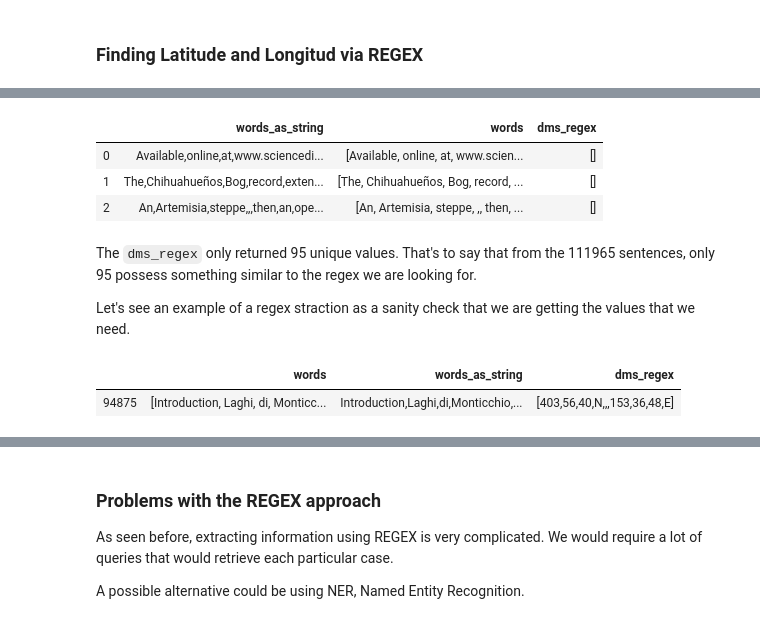
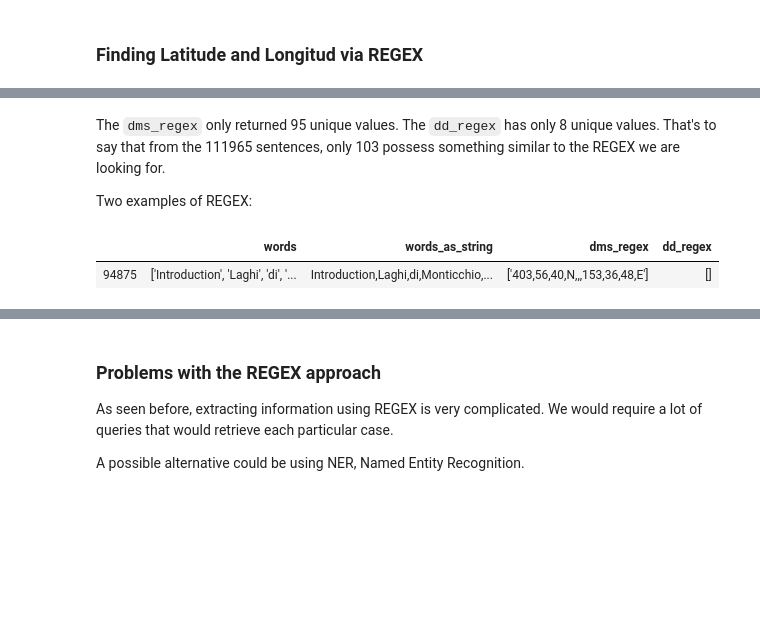
Before and after one commit to throughput-ec/UnacquiredSites, a Jupyter notebook: ML_Record_Mining_JN.ipynb, the cells around one changed output, grey strips where cells are left out. Cells and saved outputs as stored; diff of their text form; code cells hidden in the pictures; blank space fills up the shorter version.

```diff
--- a/ML_Record_Mining_JN.ipynb
+++ b/ML_Record_Mining_JN.ipynb
@@ -32,5 +29,7 @@ pd.set_option('display.max_rows', 10)
 # %%
 # Connect to PostgreSQL server from terminal:
 # pg_ctl -D PSQL_Data -l logfile start
-nlp_sentences = pd.read_csv('src/output/nlp_sentences_df.csv', delimiter=',')
+# Data obtained after running data_loader.py
+
+nlp_sentences = pd.read_csv('src/output/nlp_sentences_df.csv', delimiter='\t')
 # %%
@@ -112,32 +98,14 @@ dd_regex = "[\\{,][-]?[1]?[0-9]{1,2}\\.[0-9]{1,}[,]?[NESWnesw],"
-# %%
-# TODO Find REGEX of couples of numbers (123, 234)
-nlp_sentences['words_as_string'] = nlp_sentences['words'].apply(lambda x: ','.join(map(str, x)))
-nlp_sentences['dms_regex'] = nlp_sentences['words_as_string'].str.findall(dms_regex)
-
-
-#nlp_sentences[['dms_regex', 'words']]
-
-
-#nlp_sentences['dms_regex'] = nlp_sentences['dms_regex'].astype(str)
-#nlp_sentences['dms_regex'] = nlp_sentences['dms_regex'].replace(",", ";", regex = True)#\
-                                                       #.replace(",", "", regex = True)
-
-nlp_sentences[['words_as_string', 'words', 'dms_regex']].head(3)
-# %% [output]
-|  | words_as_string | words | dms_regex |
-| 0 | Available,online,at,www.sciencedi... | [Available, online, at, www.scien... | [] |
-| 1 | The,Chihuahueños,Bog,record,exten... | [The, Chihuahueños, Bog, record, ... | [] |
-| 2 | An,Artemisia,steppe,,,then,an,ope... | [An, Artemisia, steppe, ,, then, ... | [] |
 # %%
 #nlp_sentences[['words_as_string', 'words', 'dms_regex']].describe()
 # %% [markdown]
-The `dms_regex` only returned 95 unique values. That's to say that from the 111965 sentences, only 95 possess something similar to the regex we are looking for.
+The `dms_regex` only returned 95 unique values. The `dd_regex` has only 8 unique values. That's to say that from the 111965 sentences, only 103 possess something similar to the REGEX we are looking for.
 
-Let's see an example of a regex straction as a sanity check that we are getting the values that we need.
+Two examples of REGEX:
 # %%
-italy_example = nlp_sentences[nlp_sentences['_gddid'] == '550453fde1382326932d85f7']
-italy_example = italy_example[italy_example['sentid'] == 10]
-italy_example[['words', 'words_as_string', 'dms_regex']]
+# dms regex example
+dms_example = nlp_sentences[nlp_sentences['_gddid'] == '550453fde1382326932d85f7']
+dms_example = dms_example[dms_example['sentid'] == 10]
+dms_example[['words', 'words_as_string', 'dms_regex', 'dd_regex']]
 # %% [output]
-|  | words | words_as_string | dms_regex |
-| 94875 | [Introduction, Laghi, di, Monticc... | Introduction,Laghi,di,Monticchio,... | [403,56,40,N,,,153,36,48,E] |
+|  | words | words_as_string | dms_regex | dd_regex |
+| 94875 | ['Introduction', 'Laghi', 'di', '... | Introduction,Laghi,di,Monticchio,... | ['403,56,40,N,,,153,36,48,E'] | [] |
```
Also changed, not shown: parts of 18 cells of this notebook, 1 other file.
